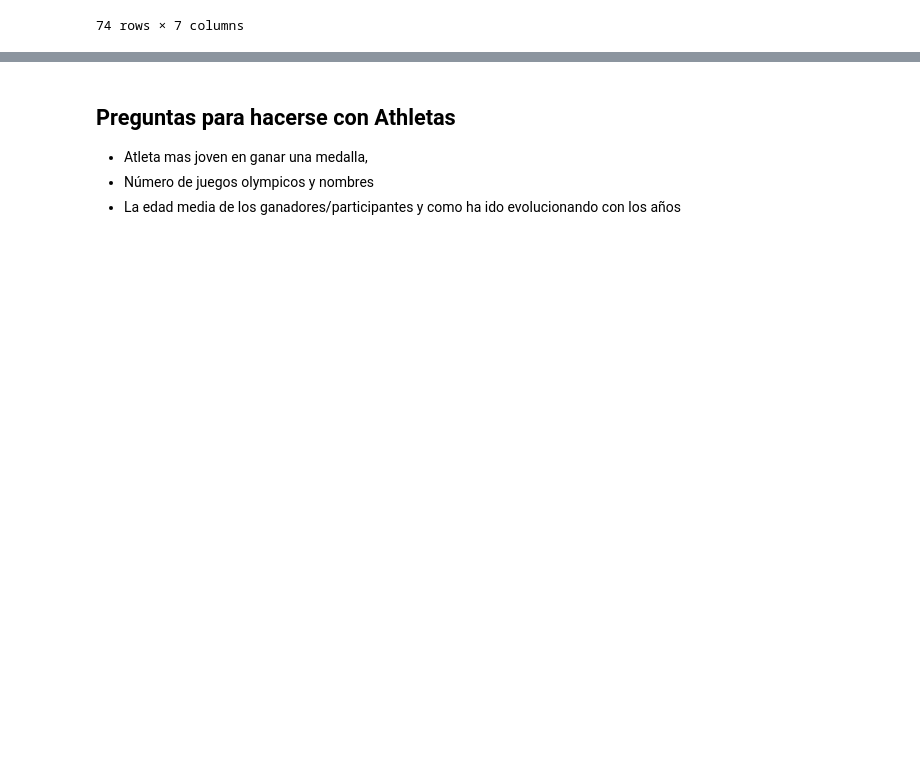
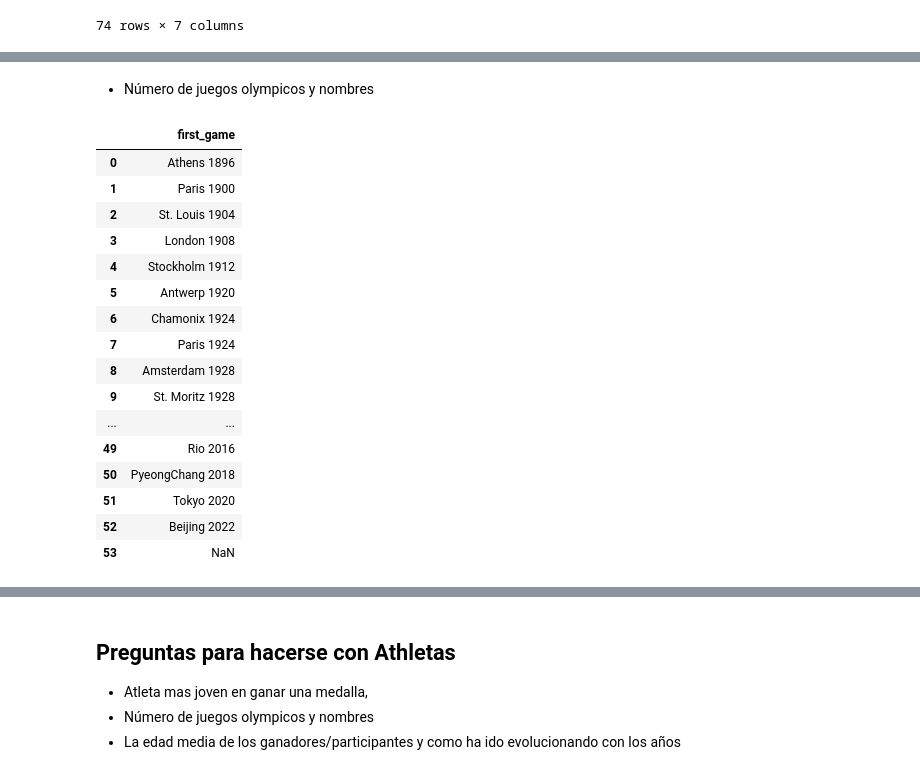
Before and after one commit to Mariadelmardp/Curso-ML, a Jupyter notebook: EDA_Olympic_games/EDA_olympic_games.ipynb, the cells around one changed output, grey strips where cells are left out. Saved outputs shown, nothing was run; the diff lists cells and outputs as text; code cells hidden in the pictures; blank space fills up the shorter version.

```diff
--- a/EDA_Olympic_games/EDA_olympic_games.ipynb
+++ b/EDA_Olympic_games/EDA_olympic_games.ipynb
@@ -132,0 +215,26 @@ duplicados.loc[duplicados['athlete_medals']=='2',]
+# %% [markdown]
+- Número de juegos olympicos y nombres
+# %%
+df_games = athletic[['first_game', 'year_games']]
+df_games=df_games.sort_values(by='year_games')
+df_games=df_games['first_game'].unique()
+df_games=pd.DataFrame(df_games, columns=['first_game']).reset_index(drop=True)
+df_games
+# %% [output]
+|  | first_game |
+| 0 | Athens 1896 |
+| 1 | Paris 1900 |
+| 2 | St. Louis 1904 |
+| 3 | London 1908 |
+| 4 | Stockholm 1912 |
+| 5 | Antwerp 1920 |
+| 6 | Chamonix 1924 |
+| 7 | Paris 1924 |
+| 8 | Amsterdam 1928 |
+| 9 | St. Moritz 1928 |
+| ... | ... |
+| 49 | Rio 2016 |
+| 50 | PyeongChang 2018 |
+| 51 | Tokyo 2020 |
+| 52 | Beijing 2022 |
+| 53 | NaN |
```
Also changed, not shown: parts of 24 cells of this notebook.
